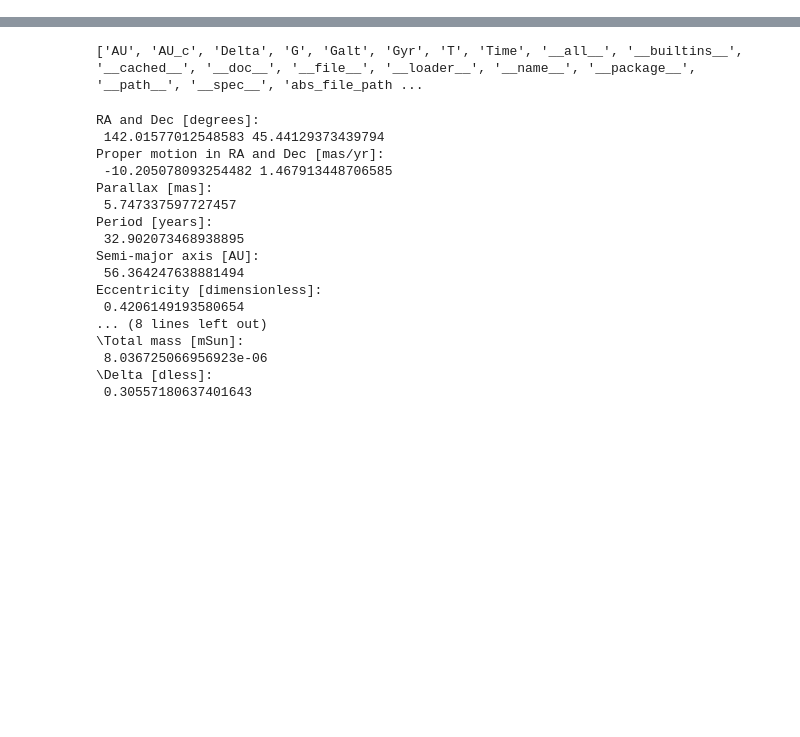
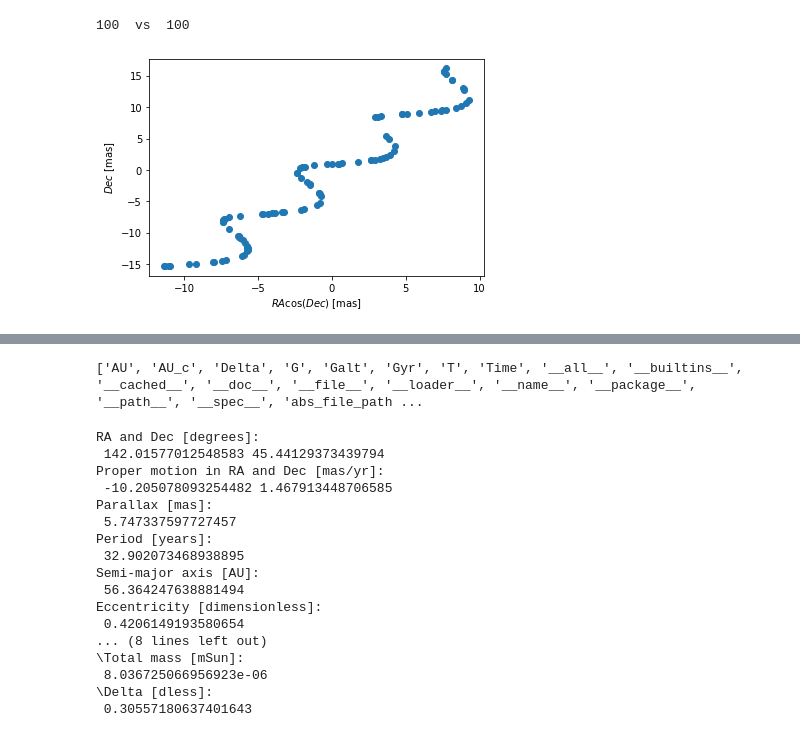
Before and after one commit to zpenoyre/astromet.py, a Jupyter notebook: example.ipynb, the cells around one changed output, grey strips where cells are left out. Cells and saved outputs as stored; diff of their text form; code cells hidden in the pictures; blank space fills up the shorter version.

```diff
--- a/example.ipynb
+++ b/example.ipynb
@@ -2,3 +2,36 @@
 # optional but useful for debugging - reimports modules after editing and saving .py files
 %load_ext autoreload
 %autoreload 2
+# %%
+import astromet
+import numpy as np
+import matplotlib.pyplot as plt
+
+# an object wich holds all the necessary parameters to generate the astrometric track
+params=astromet.params()
+
+# center of mass parameters
+params.ra=160     #[deg]
+params.dec=-50    #[deg]
+params.drac=0     #[mas]
+params.ddec=0     #[mas]
+params.pmrac=8    #[mas/yr]
+params.pmdec=-2   #[mas/yr]
+params.pllx=5     #[mas]
+# %%
+# random times between 2014 and 2018 - a very rough approximation to Gaia eDR3
+ts=2014 + 4*np.random.rand(100)
+
+# finds the exact position in RAcos(Dec) and Dec [mas]
+racs,decs=astromet.track(ts,params)
+# %% [output]
+100  vs  100
+# %%
+ax=plt.gca()
+ax.scatter(racs,decs)
+ax.set_xlabel(r'$RA \cos(Dec)$ [mas]')
+ax.set_ylabel(r'$Dec$ [mas]')
+plt.savefig('docs/plots/singleBody.pdf')
+plt.show()
+# %% [output]
+[figure, added]
```
Also changed, not shown: parts of 2 cells of this notebook, 4 other files.
